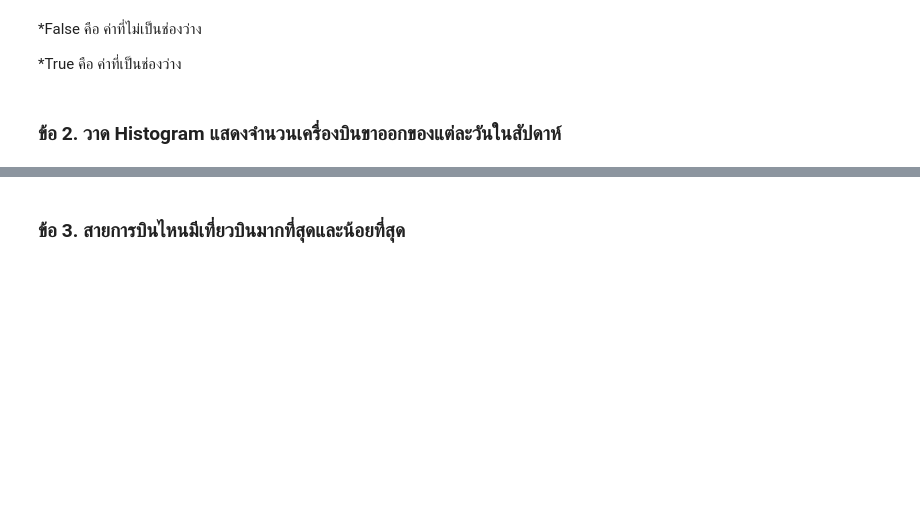
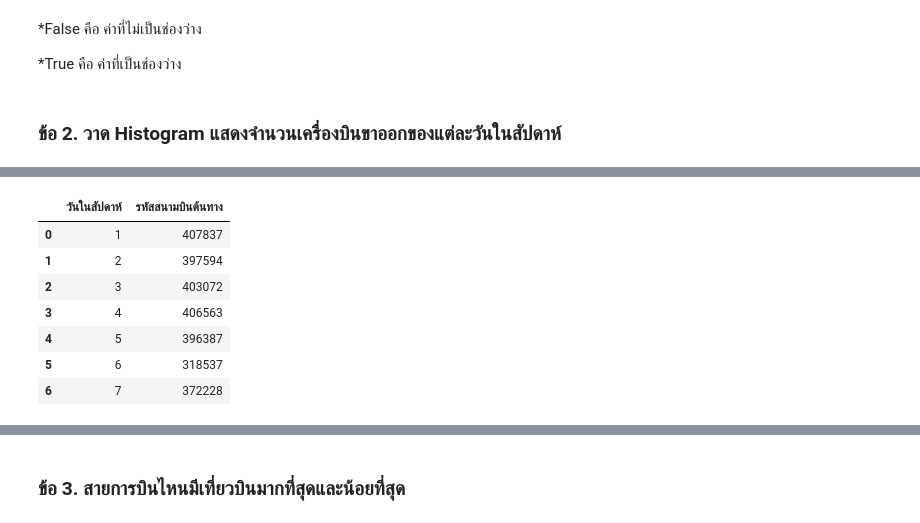
Before and after one commit to Jaomiew/DWDM21, a Jupyter notebook: MiniExam.ipynb, the cells around one changed output, grey strips where cells are left out. Saved outputs shown, nothing was run; the diff lists cells and outputs as text; code cells hidden in the pictures; blank space fills up the shorter version.

```diff
--- a/MiniExam.ipynb
+++ b/MiniExam.ipynb
@@ -108,0 +125,12 @@ dtype: bool
+# %%
+merged_airports.reset_index(inplace=True)   # reset index เพื่อเอา index ไปใช้งานต่อไปได้
+merged_airports
+# %% [output]
+|  | วันในสัปดาห์ | รหัสสนามบินต้นทาง |
+| 0 | 1 | 407837 |
+| 1 | 2 | 397594 |
+| 2 | 3 | 403072 |
+| 3 | 4 | 406563 |
+| 4 | 5 | 396387 |
+| 5 | 6 | 318537 |
+| 6 | 7 | 372228 |
```
Also changed, not shown: parts of 3 cells of this notebook.
